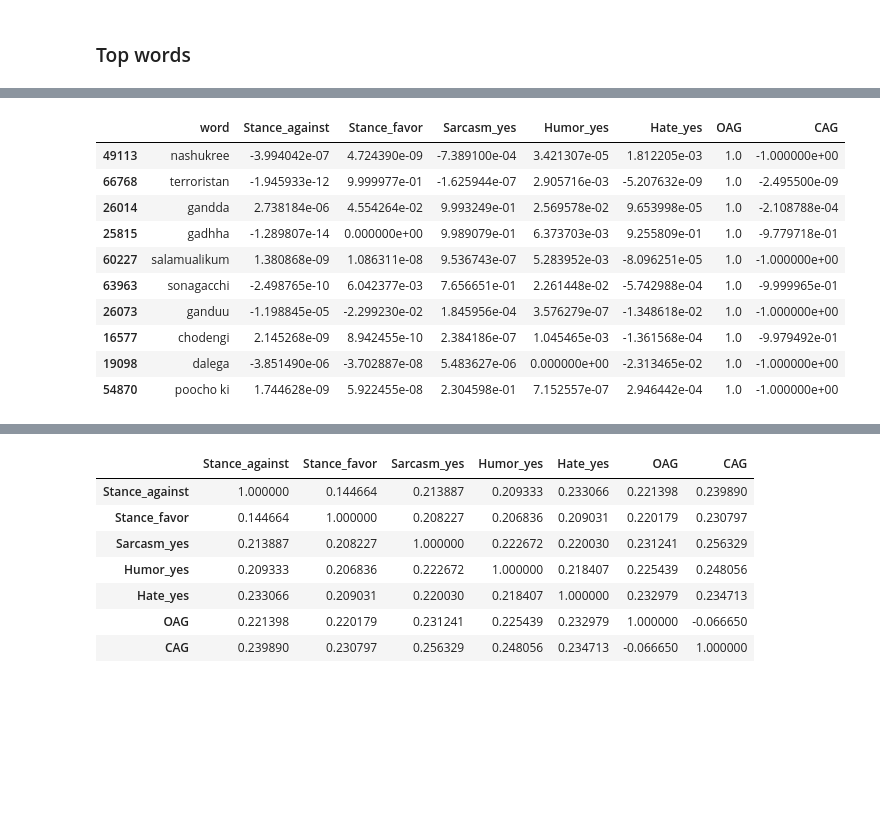
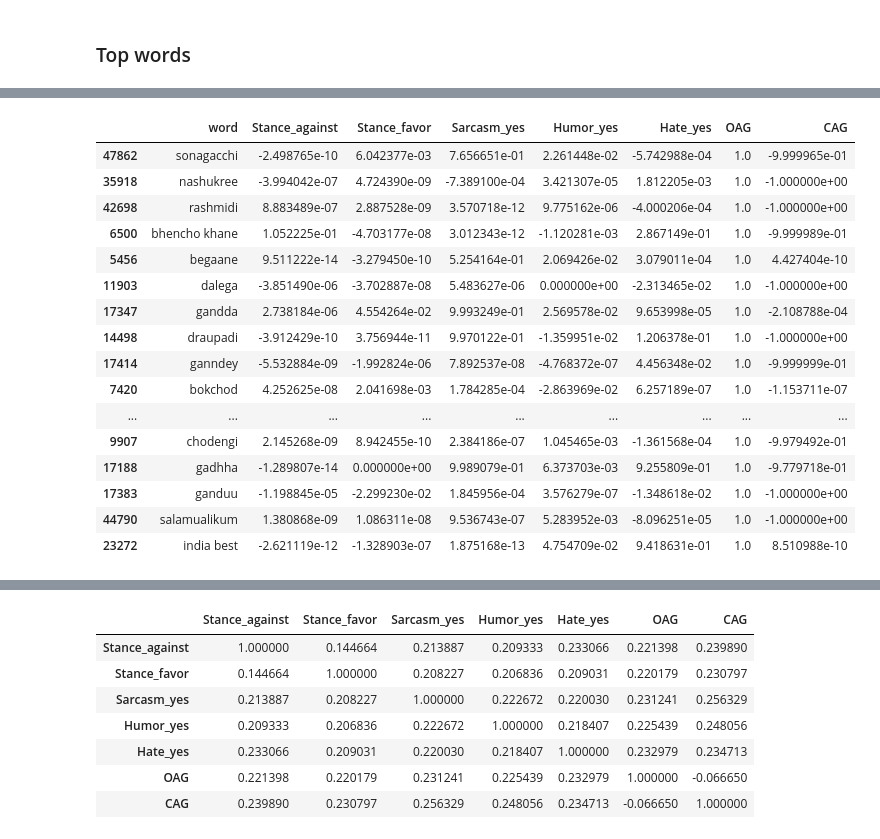
Before and after one commit to victor7246/Hinglish_Hate_Detection, a Jupyter notebook: notebooks/descriptive_study.ipynb, the cells around one changed output, grey strips where cells are left out. Cells and saved outputs as stored; diff of their text form; code cells hidden in the pictures; blank space fills up the shorter version.

```diff
--- a/notebooks/descriptive_study.ipynb
+++ b/notebooks/descriptive_study.ipynb
@@ -867,15 +949,21 @@ words.sort_values(['Hate_yes'],ascending=[False]).head(10)
 # %%
-words.sort_values(['OAG'],ascending=[False]).head(10)
+words.sort_values(['OAG'],ascending=[False]).head(20)
 # %% [output]
 |  | word | Stance_against | Stance_favor | Sarcasm_yes | Humor_yes | Hate_yes | OAG | CAG |
-| 49113 | nashukree | -3.994042e-07 | 4.724390e-09 | -7.389100e-04 | 3.421307e-05 | 1.812205e-03 | 1.0 | -1.000000e+00 |
-| 66768 | terroristan | -1.945933e-12 | 9.999977e-01 | -1.625944e-07 | 2.905716e-03 | -5.207632e-09 | 1.0 | -2.495500e-09 |
-| 26014 | gandda | 2.738184e-06 | 4.554264e-02 | 9.993249e-01 | 2.569578e-02 | 9.653998e-05 | 1.0 | -2.108788e-04 |
-| 25815 | gadhha | -1.289807e-14 | 0.000000e+00 | 9.989079e-01 | 6.373703e-03 | 9.255809e-01 | 1.0 | -9.779718e-01 |
-| 60227 | salamualikum | 1.380868e-09 | 1.086311e-08 | 9.536743e-07 | 5.283952e-03 | -8.096251e-05 | 1.0 | -1.000000e+00 |
-| 63963 | sonagacchi | -2.498765e-10 | 6.042377e-03 | 7.656651e-01 | 2.261448e-02 | -5.742988e-04 | 1.0 | -9.999965e-01 |
-| 26073 | ganduu | -1.198845e-05 | -2.299230e-02 | 1.845956e-04 | 3.576279e-07 | -1.348618e-02 | 1.0 | -1.000000e+00 |
-| 16577 | chodengi | 2.145268e-09 | 8.942455e-10 | 2.384186e-07 | 1.045465e-03 | -1.361568e-04 | 1.0 | -9.979492e-01 |
-| 19098 | dalega | -3.851490e-06 | -3.702887e-08 | 5.483627e-06 | 0.000000e+00 | -2.313465e-02 | 1.0 | -1.000000e+00 |
-| 54870 | poocho ki | 1.744628e-09 | 5.922455e-08 | 2.304598e-01 | 7.152557e-07 | 2.946442e-04 | 1.0 | -1.000000e+00 |
+| 47862 | sonagacchi | -2.498765e-10 | 6.042377e-03 | 7.656651e-01 | 2.261448e-02 | -5.742988e-04 | 1.0 | -9.999965e-01 |
+| 35918 | nashukree | -3.994042e-07 | 4.724390e-09 | -7.389100e-04 | 3.421307e-05 | 1.812205e-03 | 1.0 | -1.000000e+00 |
+| 42698 | rashmidi | 8.883489e-07 | 2.887528e-09 | 3.570718e-12 | 9.775162e-06 | -4.000206e-04 | 1.0 | -1.000000e+00 |
+| 6500 | bhencho khane | 1.052225e-01 | -4.703177e-08 | 3.012343e-12 | -1.120281e-03 | 2.867149e-01 | 1.0 | -9.999989e-01 |
+| 5456 | begaane | 9.511222e-14 | -3.279450e-10 | 5.254164e-01 | 2.069426e-02 | 3.079011e-04 | 1.0 | 4.427404e-10 |
+| 11903 | dalega | -3.851490e-06 | -3.702887e-08 | 5.483627e-06 | 0.000000e+00 | -2.313465e-02 | 1.0 | -1.000000e+00 |
+| 17347 | gandda | 2.738184e-06 | 4.554264e-02 | 9.993249e-01 | 2.569578e-02 | 9.653998e-05 | 1.0 | -2.108788e-04 |
+| 14498 | draupadi | -3.912429e-10 | 3.756944e-11 | 9.970122e-01 | -1.359951e-02 | 1.206378e-01 | 1.0 | -1.000000e+00 |
+| 17414 | ganndey | -5.532884e-09 | -1.992824e-06 | 7.892537e-08 | -4.768372e-07 | 4.456348e-02 | 1.0 | -9.999999e-01 |
+| 7420 | bokchod | 4.252625e-08 | 2.041698e-03 | 1.784285e-04 | -2.863969e-02 | 6.257189e-07 | 1.0 | -1.153711e-07 |
+| ... | ... | ... | ... | ... | ... | ... | ... | ... |
+| 9907 | chodengi | 2.145268e-09 | 8.942455e-10 | 2.384186e-07 | 1.045465e-03 | -1.361568e-04 | 1.0 | -9.979492e-01 |
+| 17188 | gadhha | -1.289807e-14 | 0.000000e+00 | 9.989079e-01 | 6.373703e-03 | 9.255809e-01 | 1.0 | -9.779718e-01 |
+| 17383 | ganduu | -1.198845e-05 | -2.299230e-02 | 1.845956e-04 | 3.576279e-07 | -1.348618e-02 | 1.0 | -1.000000e+00 |
+| 44790 | salamualikum | 1.380868e-09 | 1.086311e-08 | 9.536743e-07 | 5.283952e-03 | -8.096251e-05 | 1.0 | -1.000000e+00 |
+| 23272 | india best | -2.621119e-12 | -1.328903e-07 | 1.875168e-13 | 4.754709e-02 | 9.418631e-01 | 1.0 | 8.510988e-10 |
 # %%
```
Also changed, not shown: parts of 27 cells of this notebook, 11 other files.
